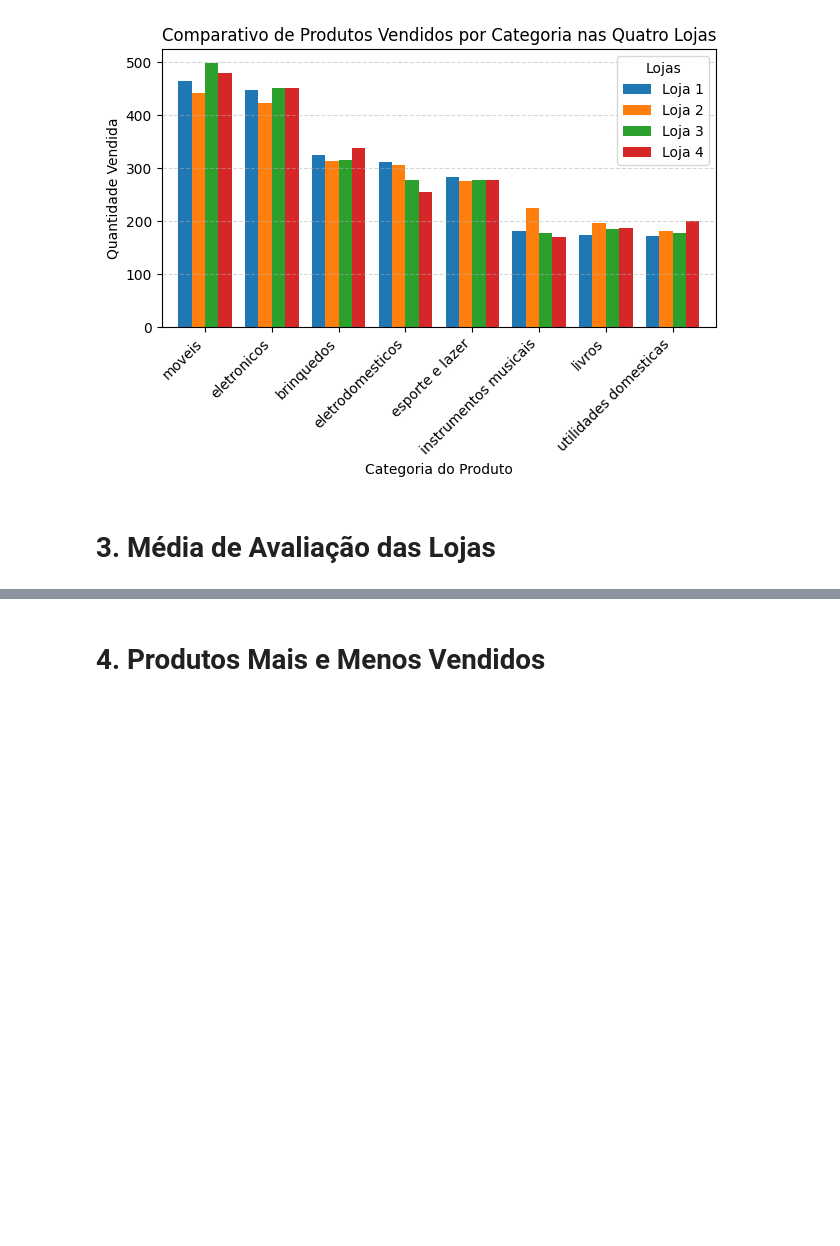
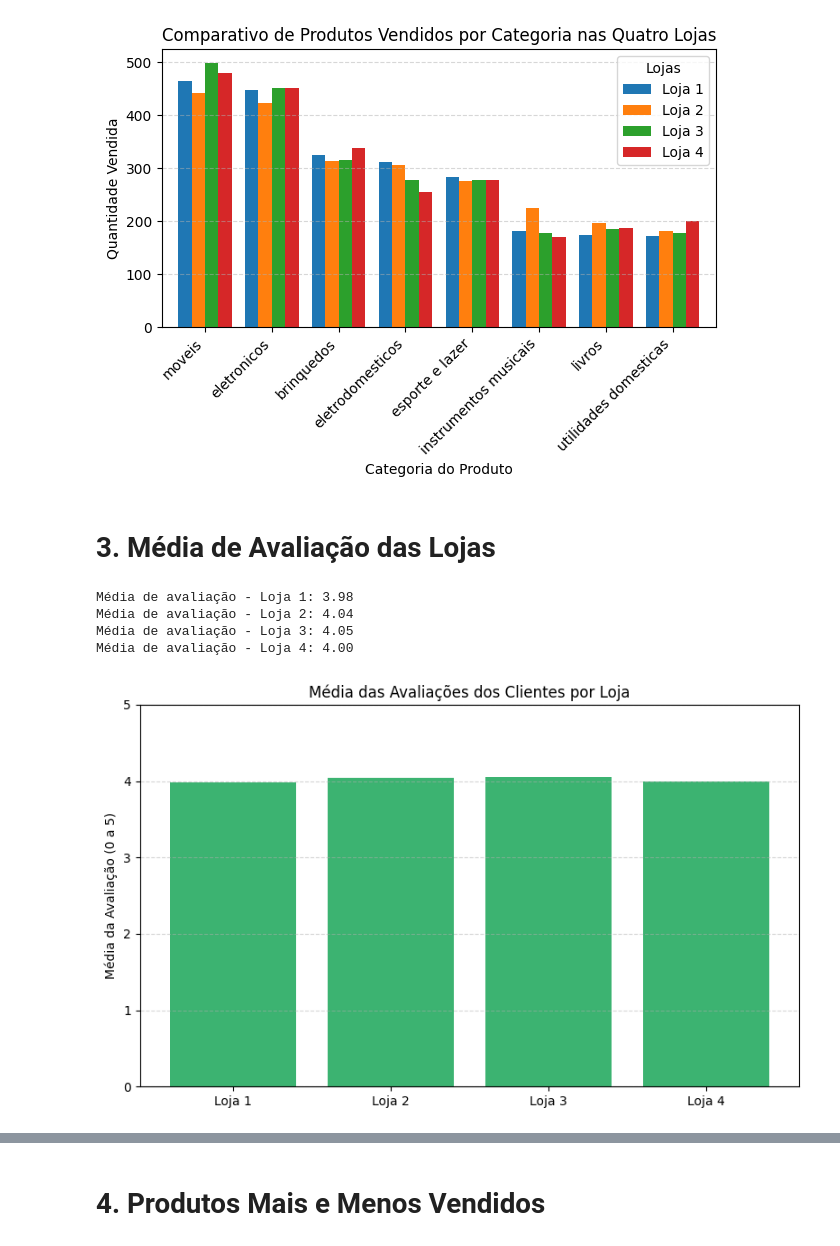
Before and after one commit to AzKatrine/challenge_one_data_science, a Jupyter notebook: AluraStoreBr.ipynb, the cells around one changed output, grey strips where cells are left out. Cells and saved outputs as stored; diff of their text form; code cells hidden in the pictures; blank space fills up the shorter version.

```diff
--- a/AluraStoreBr.ipynb
+++ b/AluraStoreBr.ipynb
@@ -124,3 +124,43 @@ plt.show()
 [figure]
 # %% [markdown]
 # 3. Média de Avaliação das Lojas
+# %%
+# Calculando a média da avaliação dos clientes por loja
+media_avaliacao_loja = loja['Avaliação da compra'].mean()
+media_avaliacao_loja2 = loja2['Avaliação da compra'].mean()
+media_avaliacao_loja3 = loja3['Avaliação da compra'].mean()
+media_avaliacao_loja4 = loja4['Avaliação da compra'].mean()
+
+# Exibindo os resultados
+print(f"Média de avaliação - Loja 1: {media_avaliacao_loja:.2f}")
+print(f"Média de avaliação - Loja 2: {media_avaliacao_loja2:.2f}")
+print(f"Média de avaliação - Loja 3: {media_avaliacao_loja3:.2f}")
+print(f"Média de avaliação - Loja 4: {media_avaliacao_loja4:.2f}")
+# %% [output]
+Média de avaliação - Loja 1: 3.98
+Média de avaliação - Loja 2: 4.04
+Média de avaliação - Loja 3: 4.05
+Média de avaliação - Loja 4: 4.00
+# %%
+import matplotlib.pyplot as plt
+
+# Dados para o gráfico
+lojas = ['Loja 1', 'Loja 2', 'Loja 3', 'Loja 4']
+avaliacoes = [
+    media_avaliacao_loja,
+    media_avaliacao_loja2,
+    media_avaliacao_loja3,
+    media_avaliacao_loja4
+]
+
+# Gráfico
+plt.figure(figsize=(8, 5))
+plt.bar(lojas, avaliacoes, color='mediumseagreen')
+plt.ylim(0, 5)
+plt.title('Média das Avaliações dos Clientes por Loja')
+plt.ylabel('Média da Avaliação (0 a 5)')
+plt.grid(axis='y', linestyle='--', alpha=0.5)
+plt.tight_layout()
+plt.show()
+# %% [output]
+[figure, added]
```
Also changed, not shown: parts of 7 cells of this notebook.
